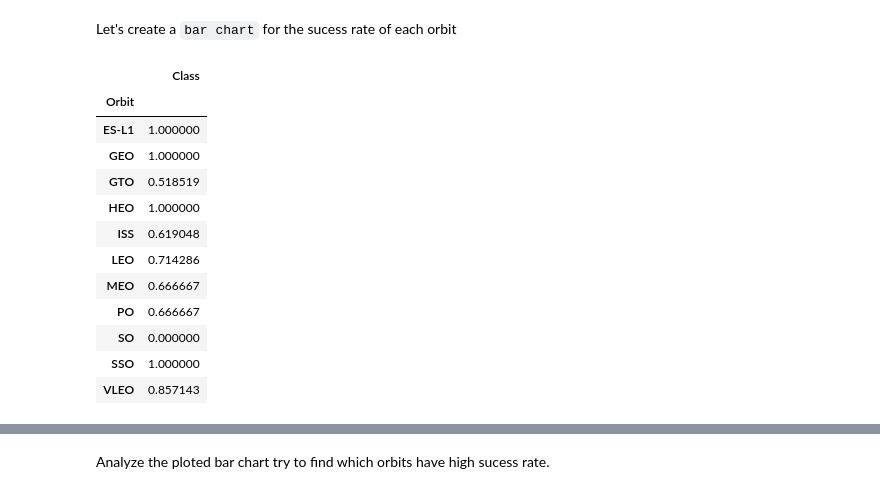
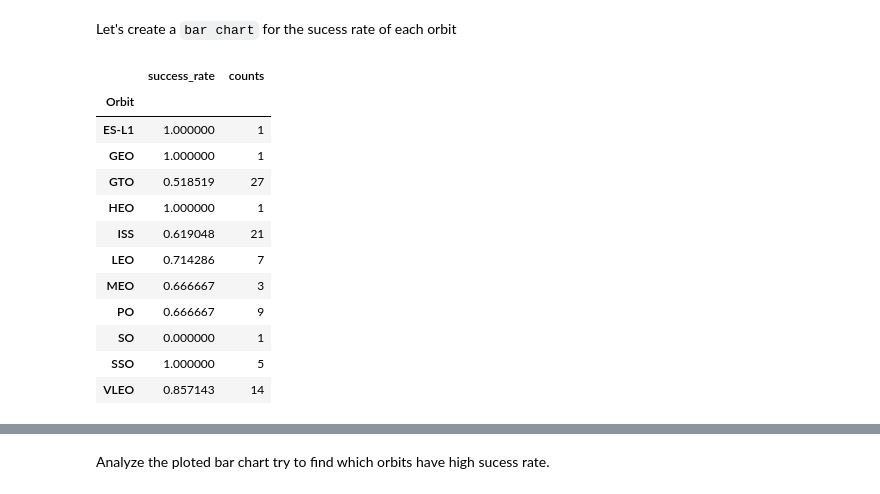
Before and after one commit to smbauer/ibm_ds_capstone, a Jupyter notebook: EDA with Visualization.ipynb, the cells around one changed output, grey strips where cells are left out. Saved outputs shown, nothing was run; the diff lists cells and outputs as text; code cells hidden in the pictures.

```diff
--- a/EDA with Visualization.ipynb
+++ b/EDA with Visualization.ipynb
@@ -114,20 +114,20 @@ Next, we want to visually check if there are any relationship between success ra
 Let's create a `bar chart` for the sucess rate of each orbit
 # %%
 # HINT use groupby method on Orbit column and get the mean of Class column
-orbit_success = df.groupby('Orbit').aggregate({'Class':'mean'})
-#orbit_success.plot.bar()
+orbit_success = df.groupby('Orbit').agg(success_rate=pd.NamedAgg(column='Class', aggfunc='mean'),
+                                        counts=pd.NamedAgg(column='Orbit', aggfunc='size'))
 orbit_success
 # %% [output]
-|  | Class |
-| Orbit |  |
-| ES-L1 | 1.000000 |
-| GEO | 1.000000 |
-| GTO | 0.518519 |
-| HEO | 1.000000 |
-| ISS | 0.619048 |
-| LEO | 0.714286 |
-| MEO | 0.666667 |
-| PO | 0.666667 |
-| SO | 0.000000 |
-| SSO | 1.000000 |
-| VLEO | 0.857143 |
+|  | success_rate | counts |
+| Orbit |  |  |
+| ES-L1 | 1.000000 | 1 |
+| GEO | 1.000000 | 1 |
+| GTO | 0.518519 | 27 |
+| HEO | 1.000000 | 1 |
+| ISS | 0.619048 | 21 |
+| LEO | 0.714286 | 7 |
+| MEO | 0.666667 | 3 |
+| PO | 0.666667 | 9 |
+| SO | 0.000000 | 1 |
+| SSO | 1.000000 | 5 |
+| VLEO | 0.857143 | 14 |
```
Also changed, not shown: parts of 5 cells of this notebook.
